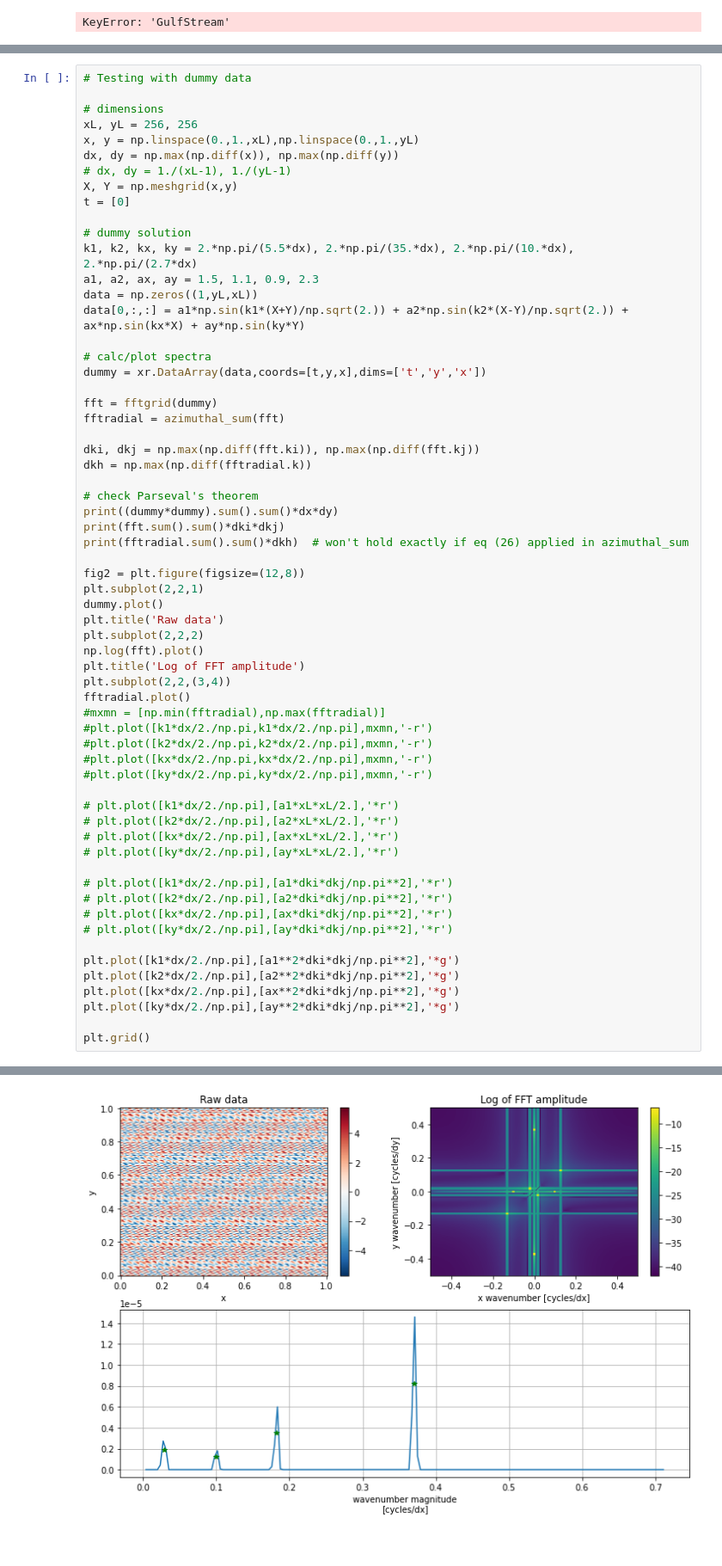
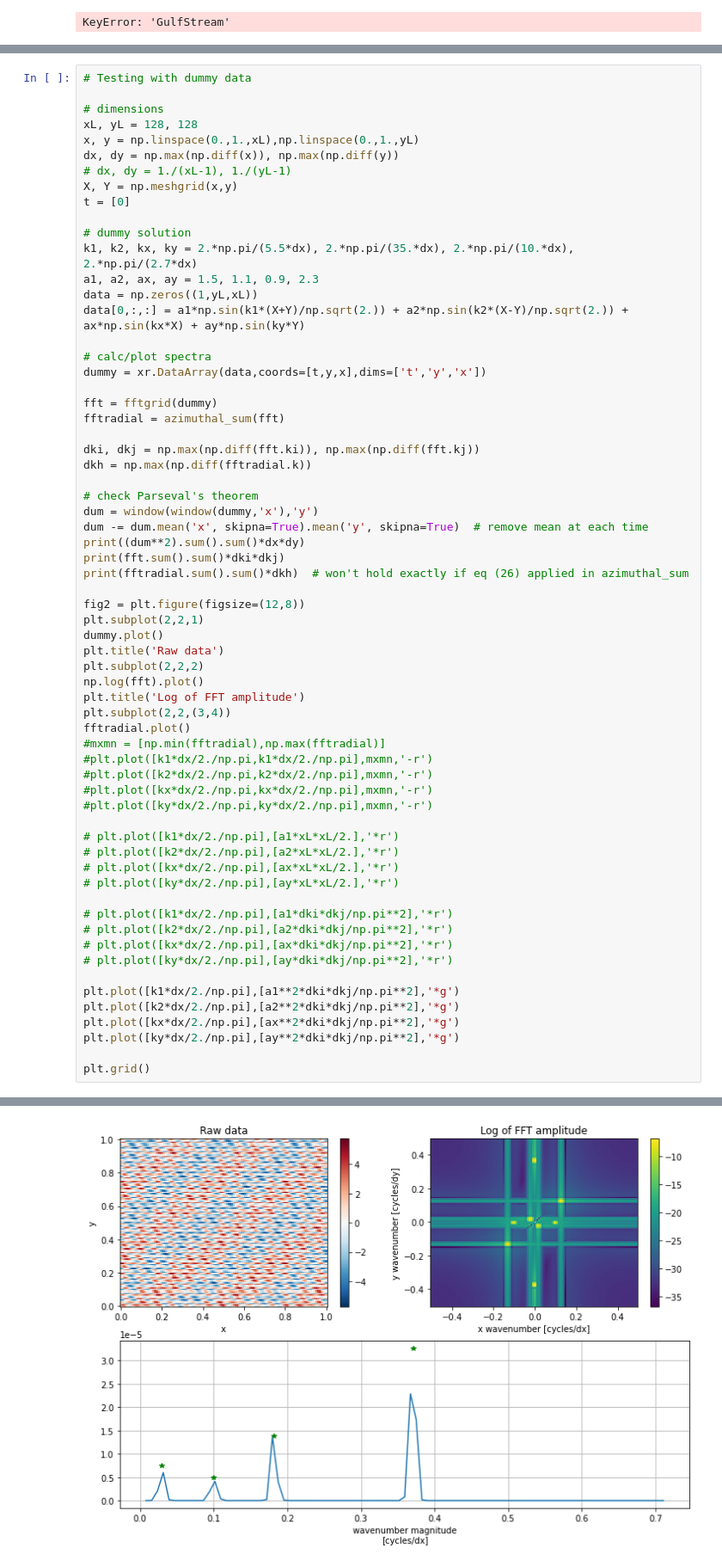
Before and after one commit to rmholmes/cosima-scripts, a Jupyter notebook: spectra_simple.ipynb, the cells around one changed output, grey strips where cells are left out. Shown at 86% size. Drawn from its saved outputs; the diff is of its cells as text.

Commit message:
check Parseval theorem with windowed, demeaned data

```diff
--- a/spectra_simple.ipynb
+++ b/spectra_simple.ipynb
@@ -265,7 +265,7 @@ def azimuthal_sum(v2dtfft):  # following DurranWeynMenchaca2017a http://dx.doi.o
 # Testing with dummy data
 
 # dimensions
-xL, yL = 256, 256
+xL, yL = 128, 128
 x, y = np.linspace(0.,1.,xL),np.linspace(0.,1.,yL)
 dx, dy = np.max(np.diff(x)), np.max(np.diff(y))
 # dx, dy = 1./(xL-1), 1./(yL-1)
@@ -288,7 +288,9 @@ dki, dkj = np.max(np.diff(fft.ki)), np.max(np.diff(fft.kj))
 dkh = np.max(np.diff(fftradial.k))
 
 # check Parseval's theorem
-print((dummy*dummy).sum().sum()*dx*dy)
+dum = window(window(dummy,'x'),'y')
+dum -= dum.mean('x', skipna=True).mean('y', skipna=True)  # remove mean at each time
+print((dum**2).sum().sum()*dx*dy)
 print(fft.sum().sum()*dki*dkj)
 print(fftradial.sum().sum()*dkh)  # won't hold exactly if eq (26) applied in azimuthal_sum
 
@@ -333,4 +335,4 @@ array(1.4845257e-07)
-[figure, old version]
+[figure, new version]
 # %%
 for locname,loc in locations.items():
     fig = plt.figure(figsize=(12,5.5*len(kes.keys())))
```
Also changed, not shown: parts of 1 cell of this notebook.
